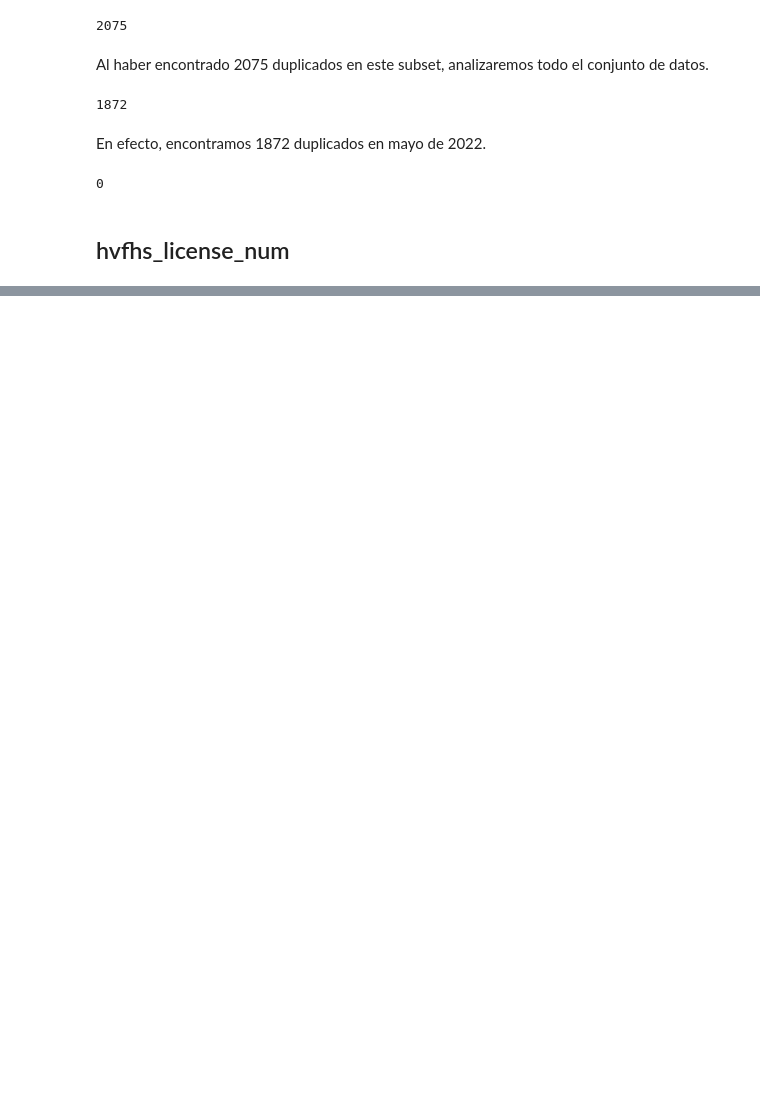
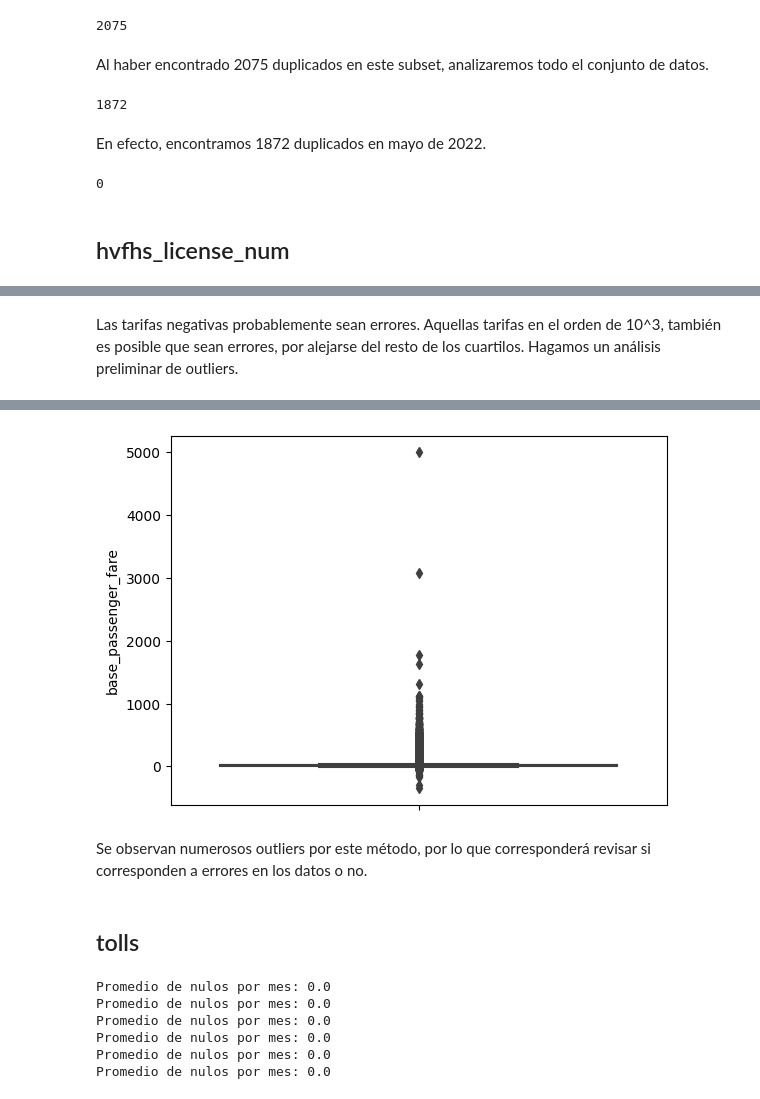
Before and after one commit to leocorbur/GreenMiles_NYC_Taxis, a Jupyter notebook: colaboradores/sebas/procesamiento/eda_tlc_2022_S1.ipynb, the cells around one changed output, grey strips where cells are left out. Saved outputs shown, nothing was run; the diff lists cells and outputs as text; code cells hidden in the pictures; blank space fills up the shorter version.

```diff
--- a/colaboradores/sebas/procesamiento/eda_tlc_2022_S1.ipynb
+++ b/colaboradores/sebas/procesamiento/eda_tlc_2022_S1.ipynb
@@ -112,0 +592,5 @@ Promedio de nulos en 'hvfhs_license_num' por mes: 0.0
+# %% [markdown]
+Las tarifas negativas probablemente sean errores. Aquellas tarifas en el orden de 10^3, también es posible que sean errores, por alejarse del resto de los cuartilos. Hagamos un análisis preliminar de outliers.
+# %%
+sns.boxplot(data = tlc_22_01, y="base_passenger_fare");
+# %% [output]
@@ -112,0 +598,16 @@ Promedio de nulos en 'hvfhs_license_num' por mes: 0.0
+[figure, added]
+# %% [markdown]
+Se observan numerosos outliers por este método, por lo que corresponderá revisar si corresponden a errores en los datos o no.
+# %% [markdown]
+## tolls
+# %%
+for df in tlc_22_S1:
+    print(f"Promedio de nulos por mes: "
+          f"{df.tolls.isna().mean()}")
+# %% [output]
+Promedio de nulos por mes: 0.0
+Promedio de nulos por mes: 0.0
+Promedio de nulos por mes: 0.0
+Promedio de nulos por mes: 0.0
+Promedio de nulos por mes: 0.0
+Promedio de nulos por mes: 0.0
```
Also changed, not shown: parts of 127 cells of this notebook.
